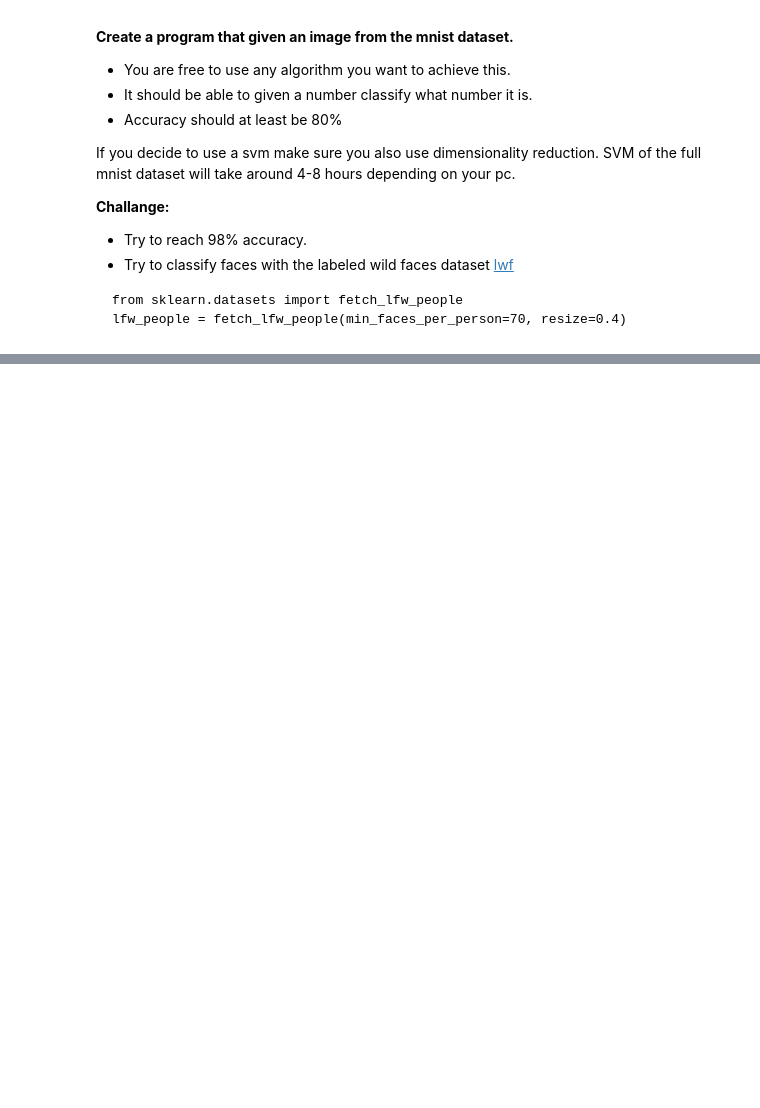
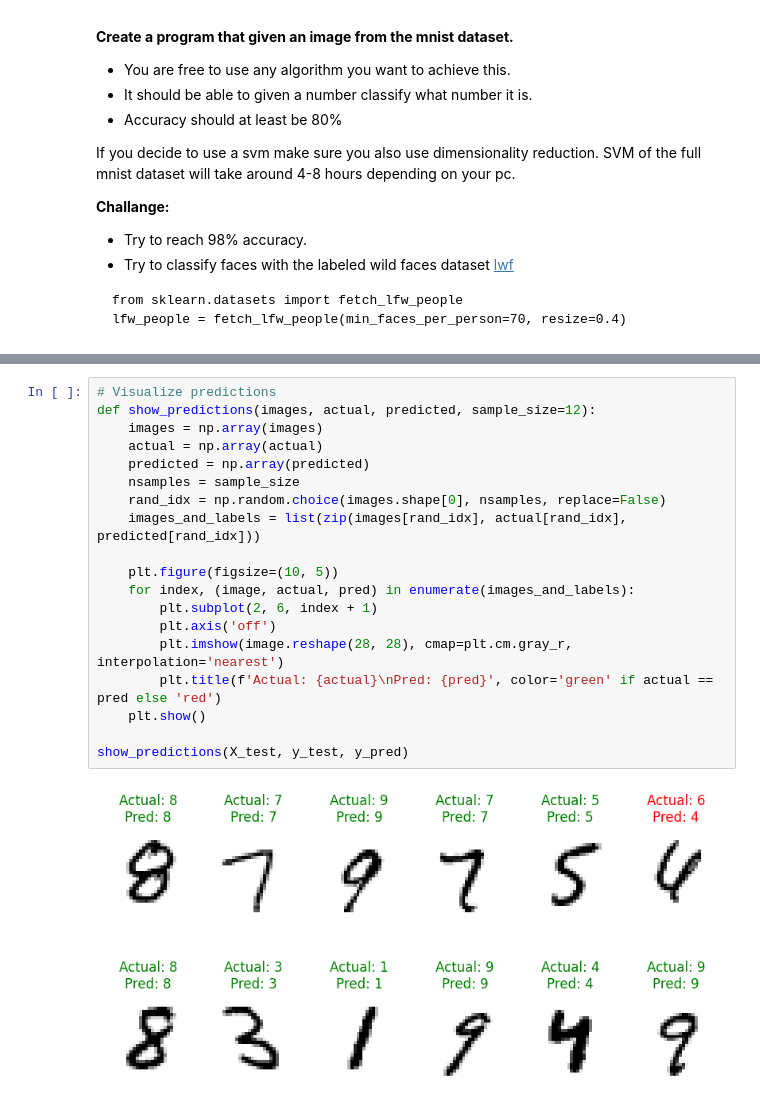
Before and after one commit to alpacfer/pfas, a Jupyter notebook: week8/WeeklyProject.ipynb, the cells around one changed output, grey strips where cells are left out. Saved outputs shown, nothing was run; the diff lists cells and outputs as text; blank space fills up the shorter version.

```diff
--- a/week8/WeeklyProject.ipynb
+++ b/week8/WeeklyProject.ipynb
@@ -72,0 +110,21 @@ show_some_digits(images, targets, 12)
+# %%
+# Visualize predictions
+def show_predictions(images, actual, predicted, sample_size=12):
+    images = np.array(images)
+    actual = np.array(actual)
+    predicted = np.array(predicted)
+    nsamples = sample_size
+    rand_idx = np.random.choice(images.shape[0], nsamples, replace=False)
+    images_and_labels = list(zip(images[rand_idx], actual[rand_idx], predicted[rand_idx]))
+
+    plt.figure(figsize=(10, 5))
+    for index, (image, actual, pred) in enumerate(images_and_labels):
+        plt.subplot(2, 6, index + 1)
+        plt.axis('off')
+        plt.imshow(image.reshape(28, 28), cmap=plt.cm.gray_r, interpolation='nearest')
+        plt.title(f'Actual: {actual}\nPred: {pred}', color='green' if actual == pred else 'red')
+    plt.show()
+
+show_predictions(X_test, y_test, y_pred)
+# %% [output]
+[figure, added]
```
Also changed, not shown: parts of 12 cells of this notebook, 19 other files.
